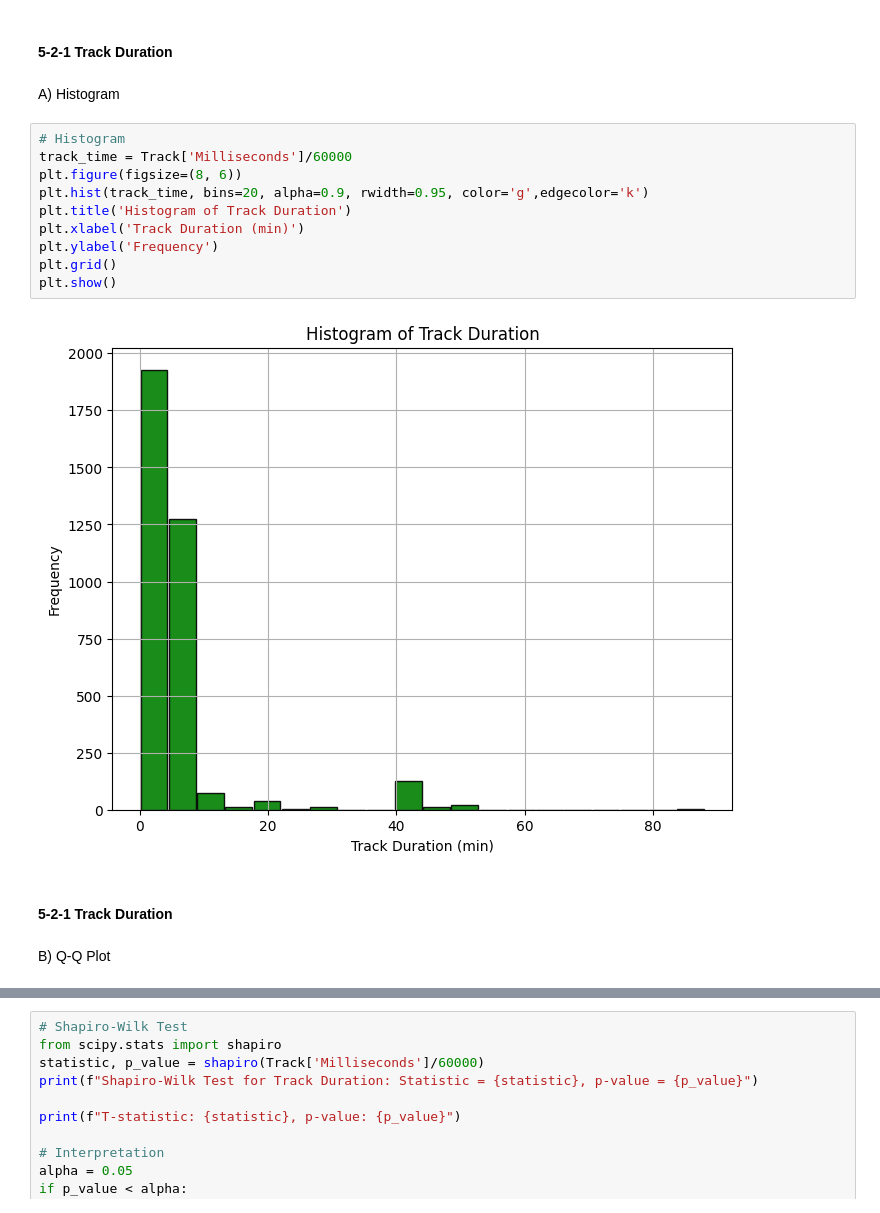
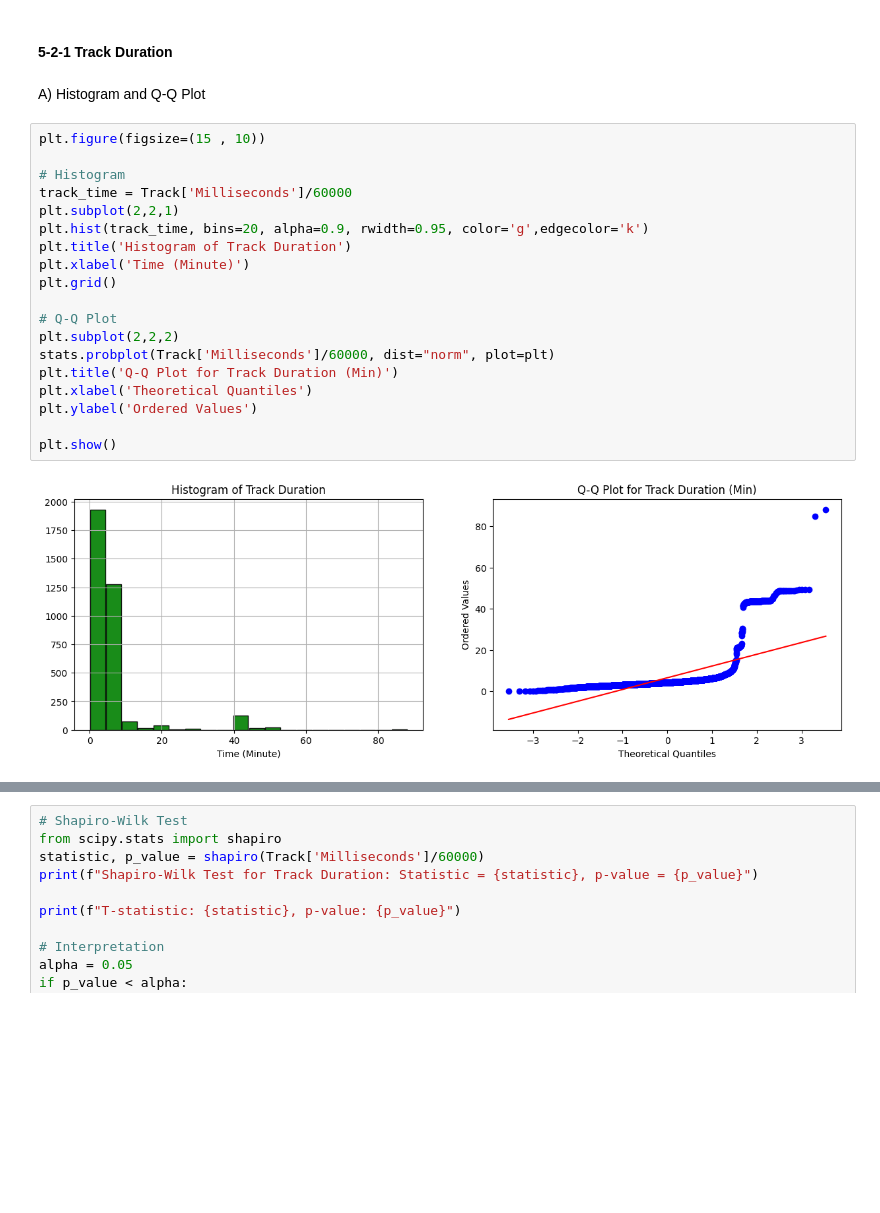
Before and after one commit to Mahlagha1994/Chinook, a Jupyter notebook: notebooks/Chinook Data Analysis.ipynb, the cells around one changed output, grey strips where cells are left out. Saved outputs shown, nothing was run; the diff lists cells and outputs as text; blank space fills up the shorter version.

```diff
--- a/notebooks/Chinook Data Analysis.ipynb
+++ b/notebooks/Chinook Data Analysis.ipynb
@@ -215,20 +214,25 @@ plt.show()
 # %% [markdown]
 #### 5-2-1 Track Duration
 # %% [markdown]
-A) Histogram
+A) Histogram and Q-Q Plot
 # %%
+plt.figure(figsize=(15 , 10))
+
 # Histogram
 track_time = Track['Milliseconds']/60000
-plt.figure(figsize=(8, 6))
+plt.subplot(2,2,1)
 plt.hist(track_time, bins=20, alpha=0.9, rwidth=0.95, color='g',edgecolor='k')
 plt.title('Histogram of Track Duration')
-plt.xlabel('Track Duration (min)')
-plt.ylabel('Frequency')
+plt.xlabel('Time (Minute)')
 plt.grid()
+
+# Q-Q Plot
+plt.subplot(2,2,2)
+stats.probplot(Track['Milliseconds']/60000, dist="norm", plot=plt)
+plt.title('Q-Q Plot for Track Duration (Min)')
+plt.xlabel('Theoretical Quantiles')
+plt.ylabel('Ordered Values')
+
 plt.show()
 # %% [output]
-[figure, old version]
+[figure, new version]
-# %% [markdown]
-#### 5-2-1 Track Duration
-# %% [markdown]
- B) Q-Q Plot
```
Also changed, not shown: parts of 41 cells of this notebook.
